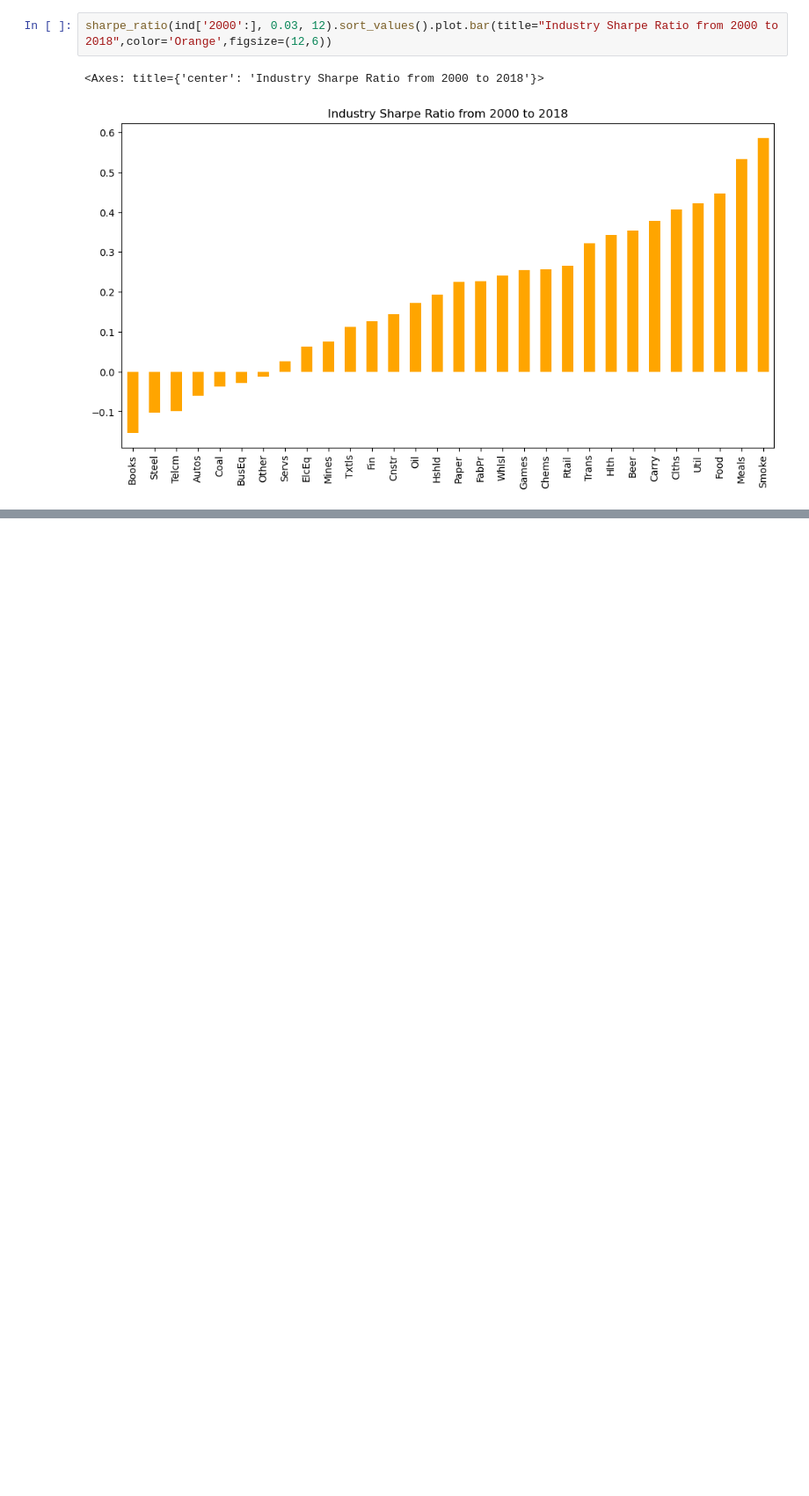
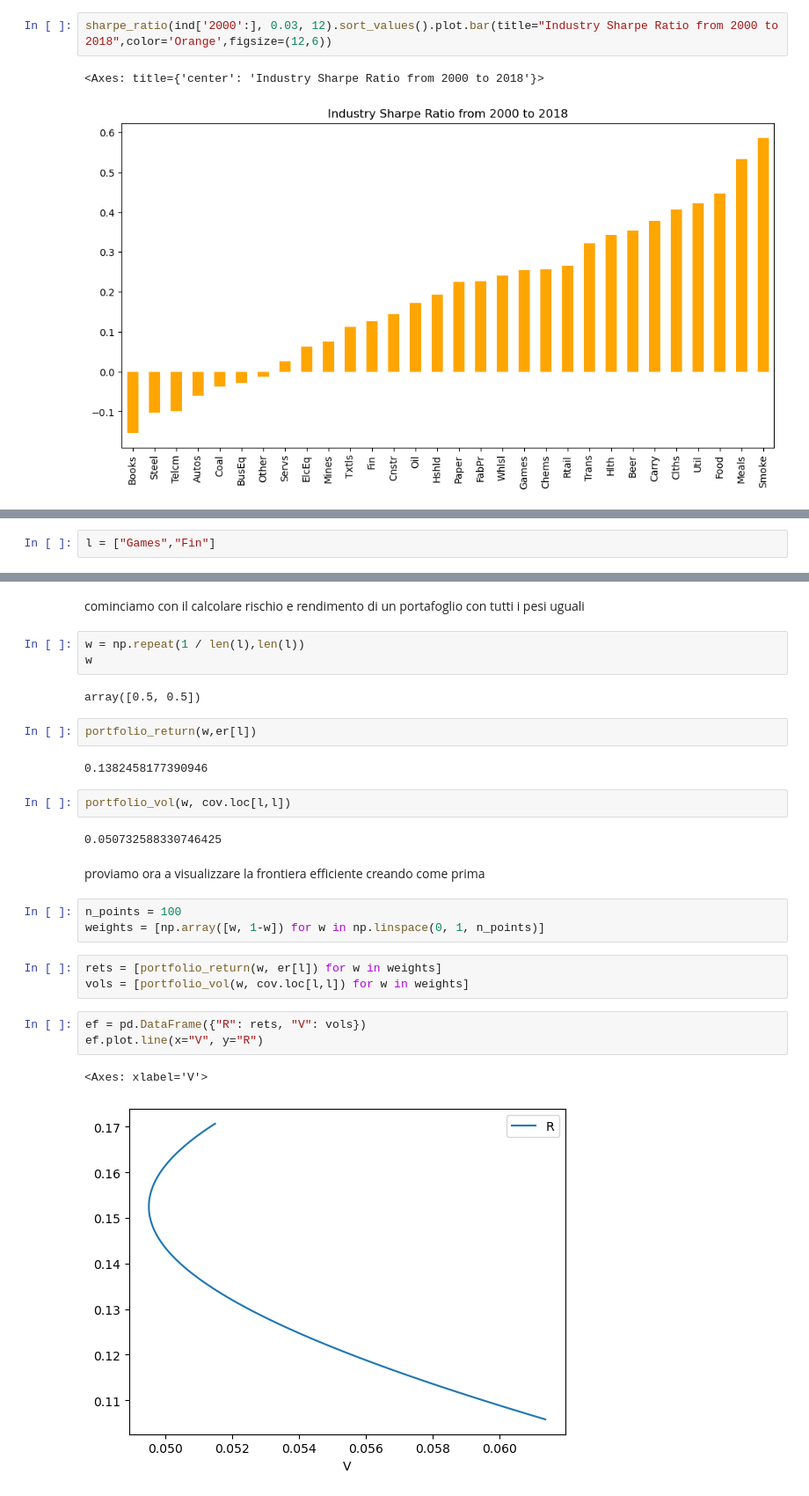
Before and after one commit to fdalforno/investment, a Jupyter notebook: 02-Ottimizzazione e frontiera efficiente.ipynb, the cells around one changed output, grey strips where cells are left out. Shown: that part at 88% size. Cells and saved outputs as stored; diff of their text form; blank space fills up the shorter version.

Commit message:
frontiera effieciente

```diff
--- a/02-Ottimizzazione e frontiera efficiente.ipynb
+++ b/02-Ottimizzazione e frontiera efficiente.ipynb
@@ -215,0 +339,2 @@ Qui addirittura otteniamo valoti sharp ratio negativo, non buono in quanto signi
+# %%
+l = ["Games","Fin"]
@@ -215,0 +355,29 @@ Qui addirittura otteniamo valoti sharp ratio negativo, non buono in quanto signi
+# %% [markdown]
+cominciamo con il calcolare rischio e rendimento di un portafoglio con tutti i pesi uguali
+# %%
+w = np.repeat(1 / len(l),len(l))
+w
+# %% [output]
+array([0.5, 0.5])
+# %%
+portfolio_return(w,er[l])
+# %% [output]
+0.1382458177390946
+# %%
+portfolio_vol(w, cov.loc[l,l])
+# %% [output]
+0.050732588330746425
+# %% [markdown]
+proviamo ora a visualizzare la frontiera efficiente creando come prima
+# %%
+n_points = 100
+weights = [np.array([w, 1-w]) for w in np.linspace(0, 1, n_points)]
+# %%
+rets = [portfolio_return(w, er[l]) for w in weights]
+vols = [portfolio_vol(w, cov.loc[l,l]) for w in weights]
+# %%
+ef = pd.DataFrame({"R": rets, "V": vols})
+ef.plot.line(x="V", y="R")
+# %% [output]
+<Axes: xlabel='V'>
+[figure, added]
```
Also changed, not shown: parts of 27 cells of this notebook, 2 other files.
